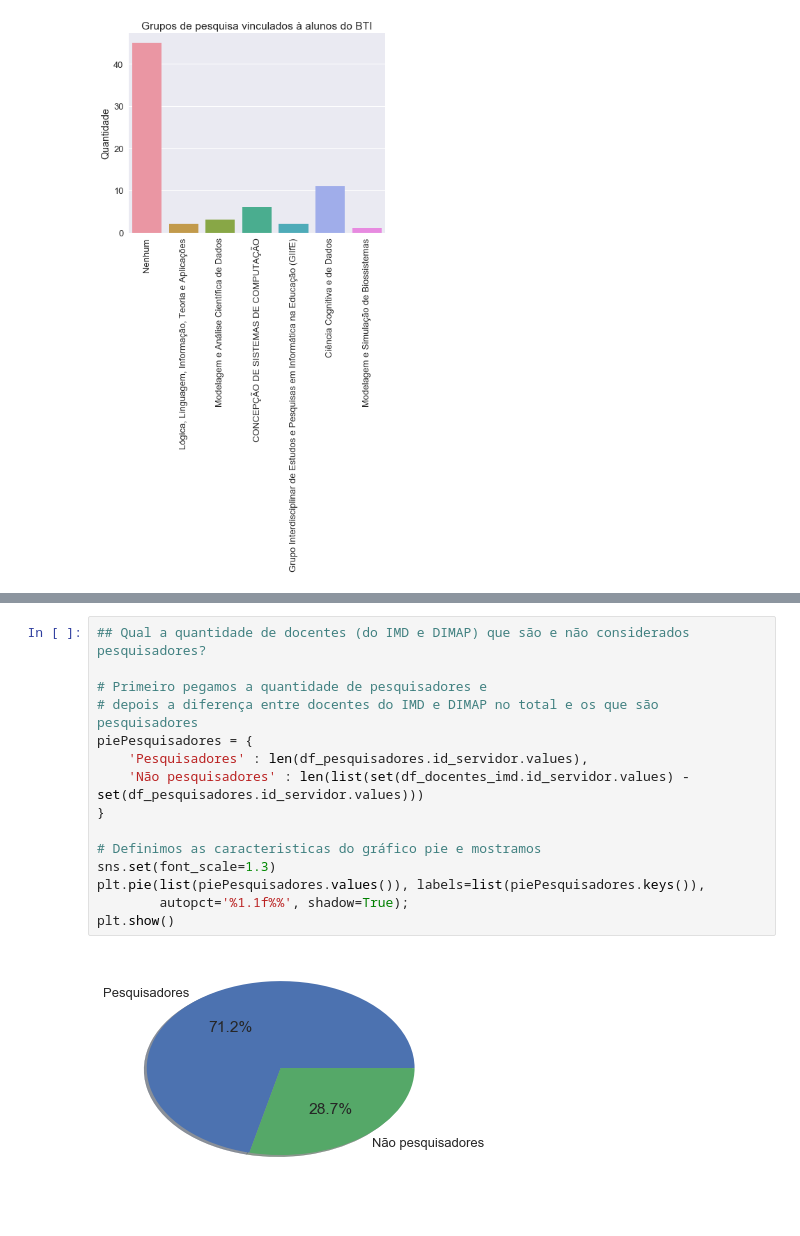
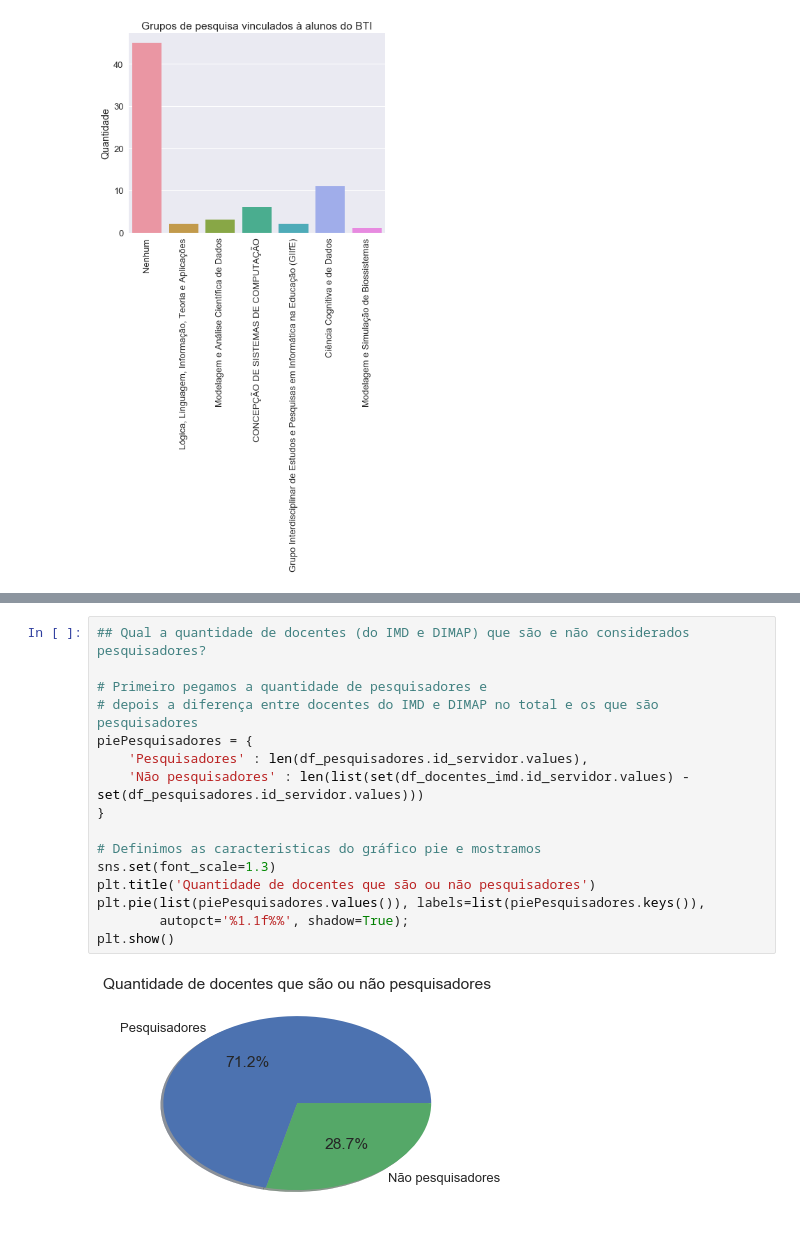
Before and after one commit to alvarofpp/imd0033-imd-pesquisa, a Jupyter notebook: IMD Pesquisa.ipynb, the cells around one changed output, grey strips where cells are left out. Drawn from its saved outputs; the diff is of its cells as text.

```diff
--- a/IMD Pesquisa.ipynb
+++ b/IMD Pesquisa.ipynb
@@ -296,17 +321,18 @@ Text(16.348,0.5,'Quantidade')
 # %%
 ## Qual a quantidade de docentes (do IMD e DIMAP) que são e não considerados pesquisadores?
 
 # Primeiro pegamos a quantidade de pesquisadores e
 # depois a diferença entre docentes do IMD e DIMAP no total e os que são pesquisadores
 piePesquisadores = {
     'Pesquisadores' : len(df_pesquisadores.id_servidor.values),
     'Não pesquisadores' : len(list(set(df_docentes_imd.id_servidor.values) - set(df_pesquisadores.id_servidor.values)))
 }
 
 # Definimos as caracteristicas do gráfico pie e mostramos
 sns.set(font_scale=1.3)
+plt.title('Quantidade de docentes que são ou não pesquisadores')
 plt.pie(list(piePesquisadores.values()), labels=list(piePesquisadores.keys()),
         autopct='%1.1f%%', shadow=True);
 plt.show()
 # %% [output]
-[figure, old version]
+[figure, new version]
```
Also changed, not shown: parts of 8 cells of this notebook.
